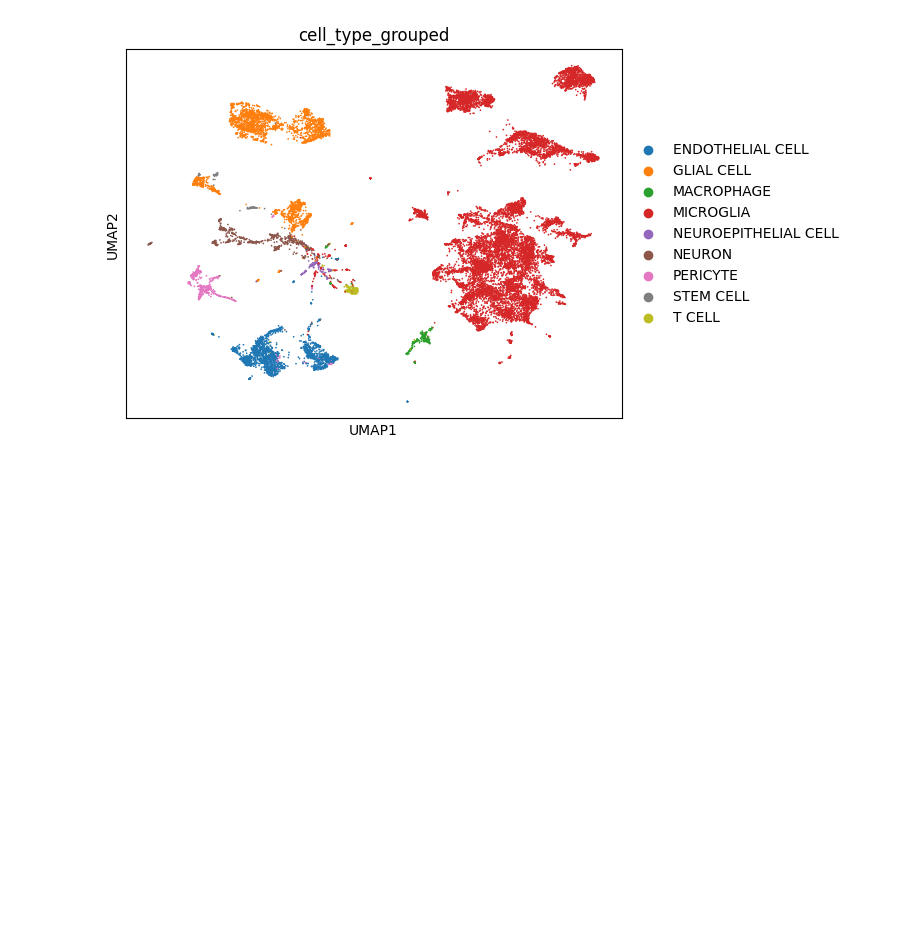
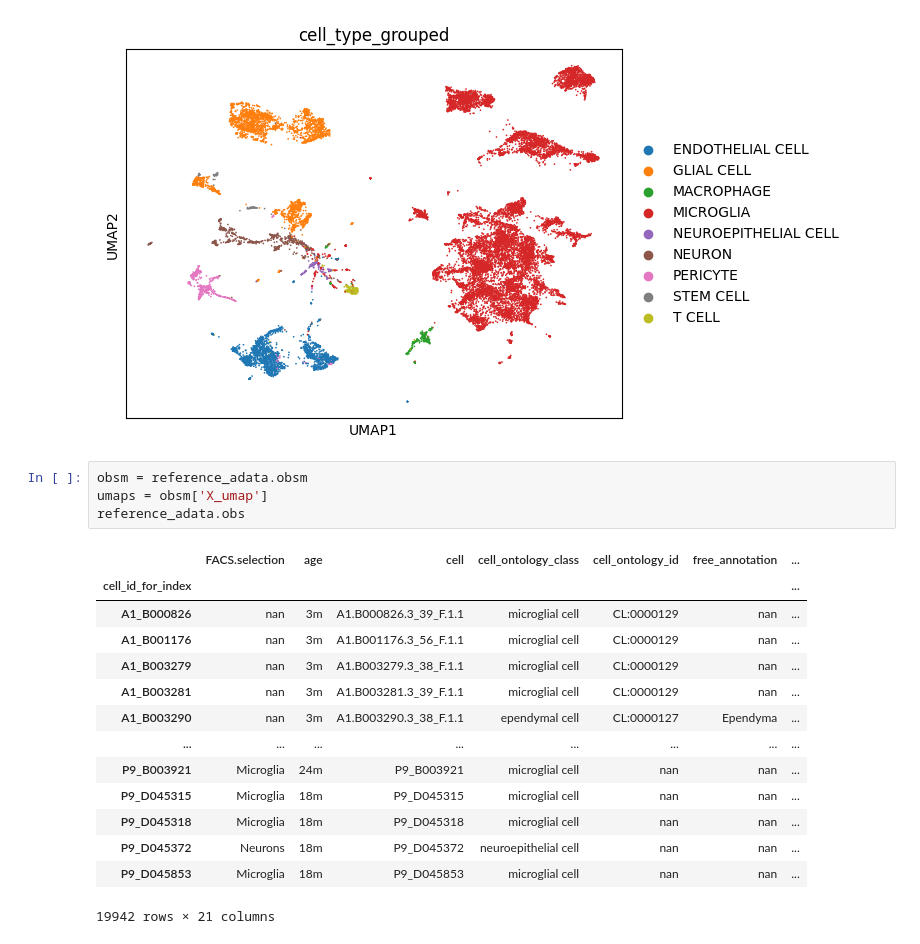
Before and after one commit to smritivaidyanathan/multivi_tools_splicing, a Jupyter notebook: multi_vi_splice_notebook.ipynb, the cells around one changed output. Drawn from its saved outputs; the diff is of its cells as text; blank space fills up the shorter version.

```diff
--- a/multi_vi_splice_notebook.ipynb
+++ b/multi_vi_splice_notebook.ipynb
@@ -170,3 +212,22 @@ AnnData object with n_obs × n_vars = 19942 × 22966
 sc.pl.umap(combined_adata, color="cell_type_grouped")
 # %% [output]
 [figure]
+# %%
+obsm = reference_adata.obsm
+umaps = obsm['X_umap']
+reference_adata.obs
+# %% [output]
+|  | FACS.selection | age | cell | cell_ontology_class | cell_ontology_id | free_annotation | ... |
+| cell_id_for_index |  |  |  |  |  |  | ... |
+| A1_B000826 | nan | 3m | A1.B000826.3_39_F.1.1 | microglial cell | CL:0000129 | nan | ... |
+| A1_B001176 | nan | 3m | A1.B001176.3_56_F.1.1 | microglial cell | CL:0000129 | nan | ... |
+| A1_B003279 | nan | 3m | A1.B003279.3_38_F.1.1 | microglial cell | CL:0000129 | nan | ... |
+| A1_B003281 | nan | 3m | A1.B003281.3_39_F.1.1 | microglial cell | CL:0000129 | nan | ... |
+| A1_B003290 | nan | 3m | A1.B003290.3_38_F.1.1 | ependymal cell | CL:0000127 | Ependyma | ... |
+| ... | ... | ... | ... | ... | ... | ... | ... |
+| P9_B003921 | Microglia | 24m | P9_B003921 | microglial cell | nan | nan | ... |
+| P9_D045315 | Microglia | 18m | P9_D045315 | microglial cell | nan | nan | ... |
+| P9_D045318 | Microglia | 18m | P9_D045318 | microglial cell | nan | nan | ... |
+| P9_D045372 | Neurons | 18m | P9_D045372 | neuroepithelial cell | nan | nan | ... |
+| P9_D045853 | Microglia | 18m | P9_D045853 | microglial cell | nan | nan | ... |
+19942 rows × 21 columns
```
Also changed, not shown: parts of 15 cells of this notebook.
